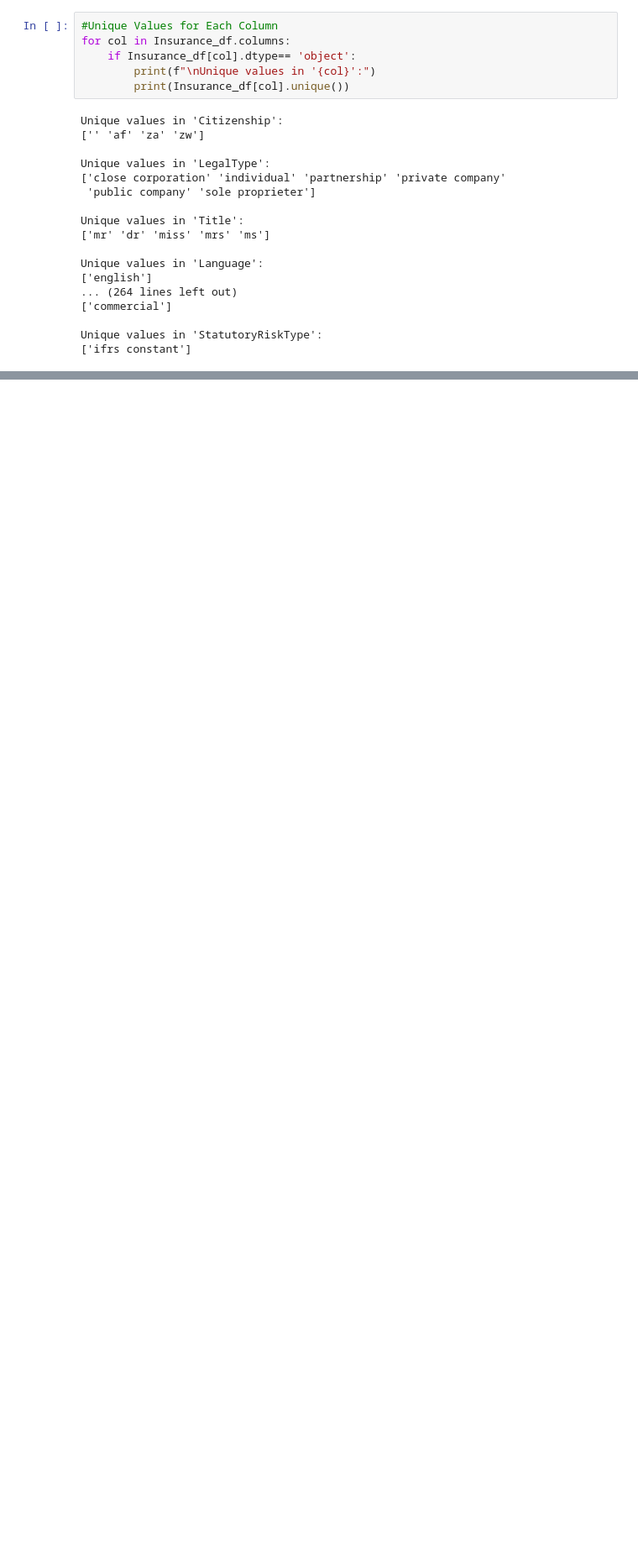
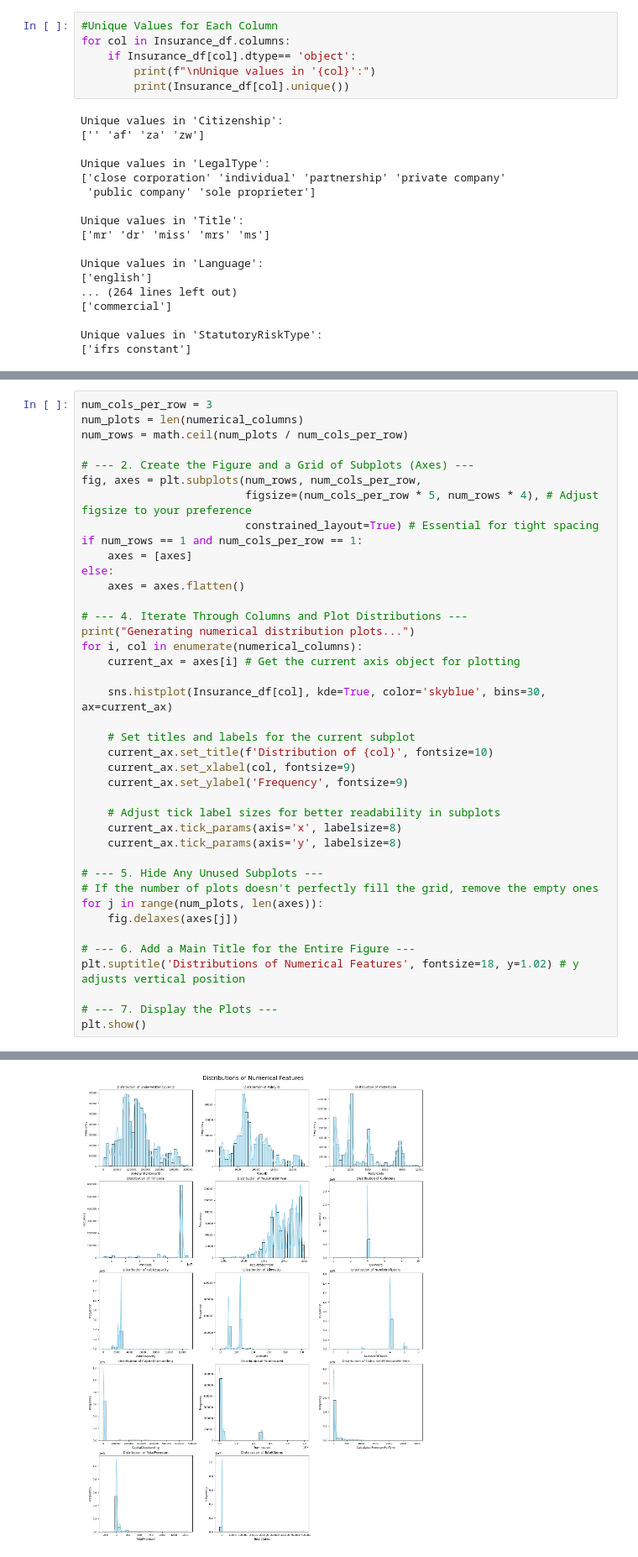
Before and after one commit to hinsenedinka/AlphaCare-Insurance-Risk-Analytics-Predictive-Modeling-End-to-End-, a Jupyter notebook: notebooks/EDA.ipynb, the cells around one changed output, grey strips where cells are left out. Shown at 84% size. Saved outputs shown, nothing was run; the diff lists cells and outputs as text; blank space fills up the shorter version.

```diff
--- a/notebooks/EDA.ipynb
+++ b/notebooks/EDA.ipynb
@@ -120,0 +185,41 @@ Unique values in 'StatutoryRiskType':
+# %%
+num_cols_per_row = 3
+num_plots = len(numerical_columns)
+num_rows = math.ceil(num_plots / num_cols_per_row)
+
+# --- 2. Create the Figure and a Grid of Subplots (Axes) ---
+fig, axes = plt.subplots(num_rows, num_cols_per_row,
+                         figsize=(num_cols_per_row * 5, num_rows * 4), # Adjust figsize to your preference
+                         constrained_layout=True) # Essential for tight spacing
+if num_rows == 1 and num_cols_per_row == 1:
+    axes = [axes]
+else:
+    axes = axes.flatten()
+
+# --- 4. Iterate Through Columns and Plot Distributions ---
+print("Generating numerical distribution plots...")
+for i, col in enumerate(numerical_columns):
+    current_ax = axes[i] # Get the current axis object for plotting
+
+    sns.histplot(Insurance_df[col], kde=True, color='skyblue', bins=30, ax=current_ax)
+
+    # Set titles and labels for the current subplot
+    current_ax.set_title(f'Distribution of {col}', fontsize=10)
+    current_ax.set_xlabel(col, fontsize=9)
+    current_ax.set_ylabel('Frequency', fontsize=9)
+
+    # Adjust tick label sizes for better readability in subplots
+    current_ax.tick_params(axis='x', labelsize=8)
+    current_ax.tick_params(axis='y', labelsize=8)
+
+# --- 5. Hide Any Unused Subplots ---
+# If the number of plots doesn't perfectly fill the grid, remove the empty ones
+for j in range(num_plots, len(axes)):
+    fig.delaxes(axes[j])
+
+# --- 6. Add a Main Title for the Entire Figure ---
+plt.suptitle('Distributions of Numerical Features', fontsize=18, y=1.02) # y adjusts vertical position
+
+# --- 7. Display the Plots ---
+plt.show()
+# %% [output]
@@ -120,0 +227 @@ Unique values in 'StatutoryRiskType':
+[figure, added]
```
Also changed, not shown: parts of 14 cells of this notebook.
